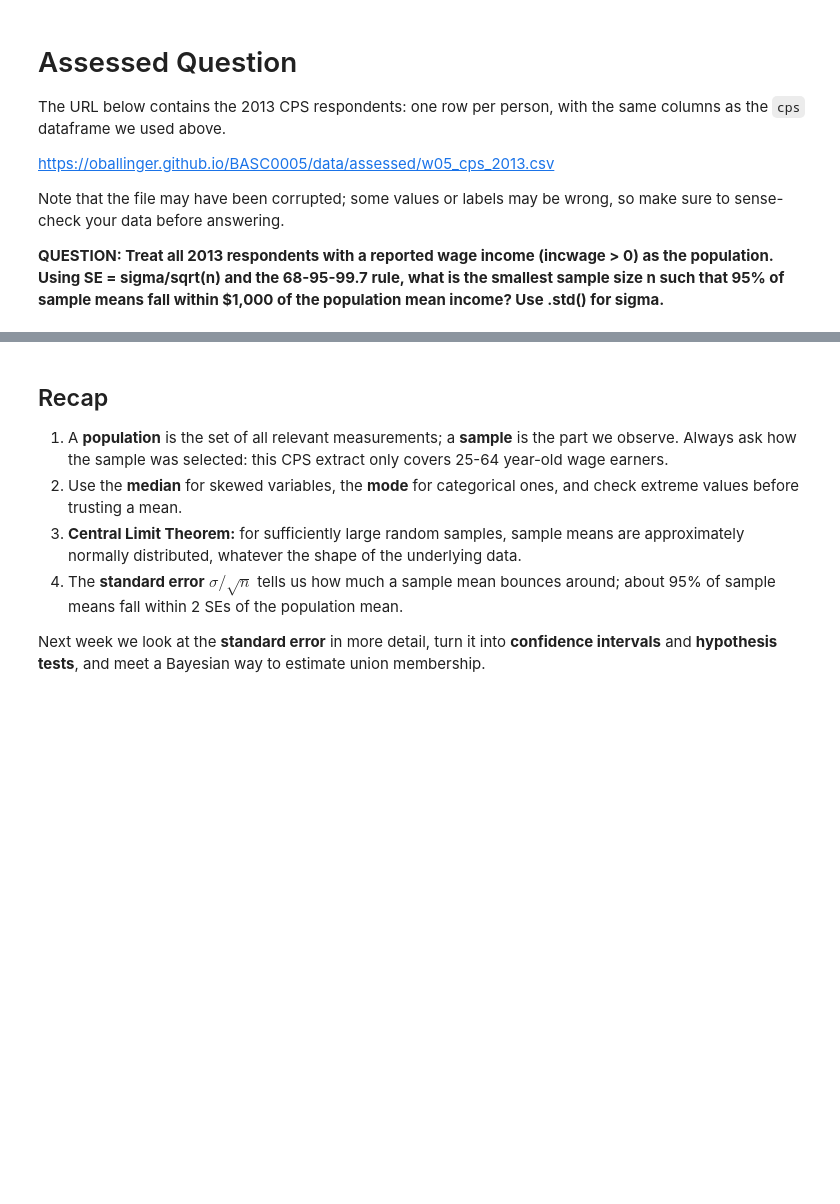
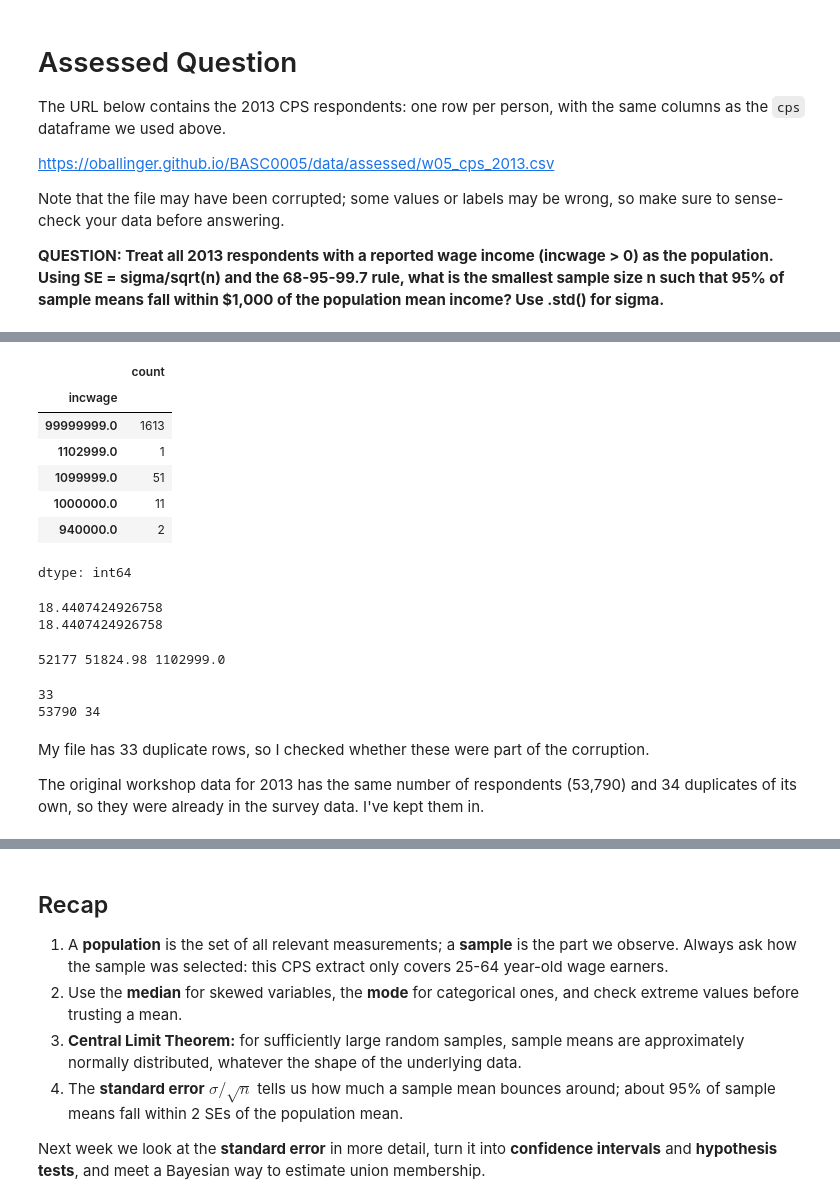
Before and after one commit to aydaugurel-web/QM2, a Jupyter notebook: notebooks/W05. Distributions and Basic Statistics.ipynb, the cells around one changed output, grey strips where cells are left out. Cells and saved outputs as stored; diff of their text form; code cells hidden in the pictures; blank space fills up the shorter version.

```diff
--- a/notebooks/W05. Distributions and Basic Statistics.ipynb
+++ b/notebooks/W05. Distributions and Basic Statistics.ipynb
@@ -413,0 +449,60 @@ Note that the file may have been corrupted; some values or labels may be wrong,
+# %%
+#sense-check: a 3 million USD average income is impossible, there must be an inflation
+#i'll count how often each income value appears
+#then i'll sort from highest to lowest income and see the top 5
+
+pop["incwage"].value_counts().sort_index(ascending=False).head()
+# %% [output]
+|  | count |
+| incwage |  |
+| 99999999.0 | 1613 |
+| 1102999.0 | 1 |
+| 1099999.0 | 51 |
+| 1000000.0 | 11 |
+| 940000.0 | 2 |
+dtype: int64
+# %%
+#i should check if 99,999,999 people ordinary workers with missing income or genuinely rich people
+#i'll compare their hourly wage with everyone's
+
+#median hourly wage of the people coded 99,999,999
+
+print(cps.loc[cps["incwage"] == 99999999, "realhrwage"].median())
+
+#median hourly wage of everyone in the file
+
+print(cps["realhrwage"].median())
+# %% [output]
+18.4407424926758
+18.4407424926758
+# %%
+#so it appears that 99,999,999 means income is missing, so it must not count as income
+#i'll replace it
+
+cps["incwage"] = cps["incwage"].replace(99999999, np.nan)
+
+#i'll then rebuild the population. NaN > 0 will drop out
+
+pop = cps[cps["incwage"] > 0]
+print(len(pop), round(pop["incwage"].mean(), 2), pop["incwage"].max())
+# %% [output]
+52177 51824.98 1102999.0
+# %%
+#i want to make sure that there is no one entered twice
+#i'll count rows that are exact copies of an earlier row
+
+print(cps.duplicated().sum())
+
+#i'll compare with the clean workshop data. (does its 2013 wave have duplicates too?)
+#if yes, they come from the original survey, not the corruption
+
+workshop = pd.read_csv("https://storage.googleapis.com/qm2/wk7/cps.csv")
+w13 = workshop[workshop["year"] == 2013]
+print(len(w13), w13.duplicated().sum())
+# %% [output]
+33
+53790 34
+# %% [markdown]
+My file has 33 duplicate rows, so I checked whether these were part of the corruption.
+
+The original workshop data for 2013 has the same number of respondents (53,790) and 34 duplicates of its own, so they were already in the survey data. I've kept them in.
```
Also changed, not shown: parts of 4 cells of this notebook.
